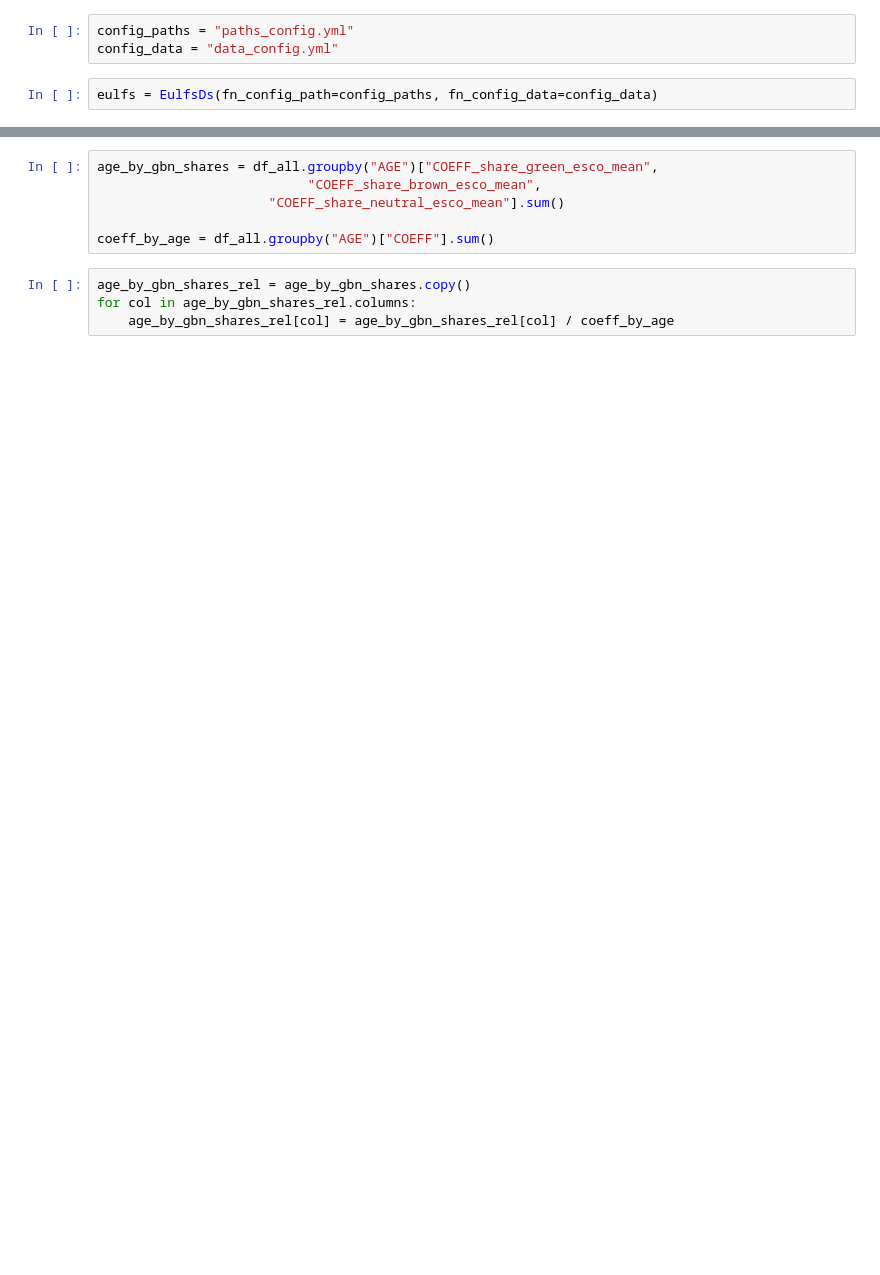
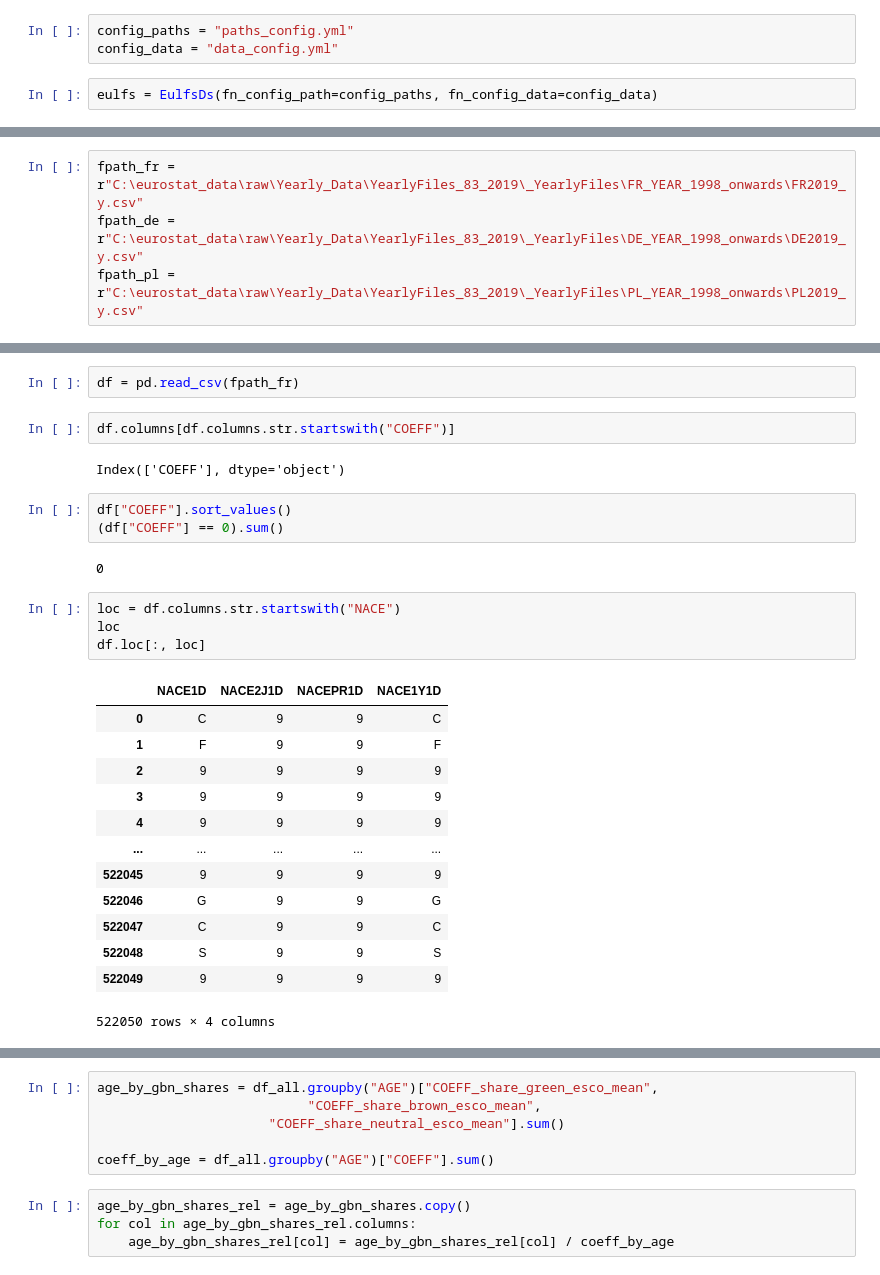
Before and after one commit to derpyninja/re4gt, a Jupyter notebook: notebooks/01-fz-data-exploration-europe.ipynb, the cells around one changed output, grey strips where cells are left out. Cells and saved outputs as stored; diff of their text form; blank space fills up the shorter version.

```diff
--- a/notebooks/01-fz-data-exploration-europe.ipynb
+++ b/notebooks/01-fz-data-exploration-europe.ipynb
@@ -268,0 +78,4 @@ Shares by age
+# %%
+fpath_fr = r"C:\eurostat_data\raw\Yearly_Data\YearlyFiles_83_2019\_YearlyFiles\FR_YEAR_1998_onwards\FR2019_y.csv"
+fpath_de = r"C:\eurostat_data\raw\Yearly_Data\YearlyFiles_83_2019\_YearlyFiles\DE_YEAR_1998_onwards\DE2019_y.csv"
+fpath_pl = r"C:\eurostat_data\raw\Yearly_Data\YearlyFiles_83_2019\_YearlyFiles\PL_YEAR_1998_onwards\PL2019_y.csv"
@@ -268,0 +208,29 @@ Shares by age
+# %%
+df = pd.read_csv(fpath_fr)
+# %%
+df.columns[df.columns.str.startswith("COEFF")]
+# %% [output]
+Index(['COEFF'], dtype='object')
+# %%
+df["COEFF"].sort_values()
+(df["COEFF"] == 0).sum()
+# %% [output]
+0
+# %%
+loc = df.columns.str.startswith("NACE")
+loc
+df.loc[:, loc]
+# %% [output]
+|  | NACE1D | NACE2J1D | NACEPR1D | NACE1Y1D |
+| 0 | C | 9 | 9 | C |
+| 1 | F | 9 | 9 | F |
+| 2 | 9 | 9 | 9 | 9 |
+| 3 | 9 | 9 | 9 | 9 |
+| 4 | 9 | 9 | 9 | 9 |
+| ... | ... | ... | ... | ... |
+| 522045 | 9 | 9 | 9 | 9 |
+| 522046 | G | 9 | 9 | G |
+| 522047 | C | 9 | 9 | C |
+| 522048 | S | 9 | 9 | S |
+| 522049 | 9 | 9 | 9 | 9 |
+522050 rows × 4 columns
```
Also changed, not shown: parts of 34 cells of this notebook, 44 other files.
